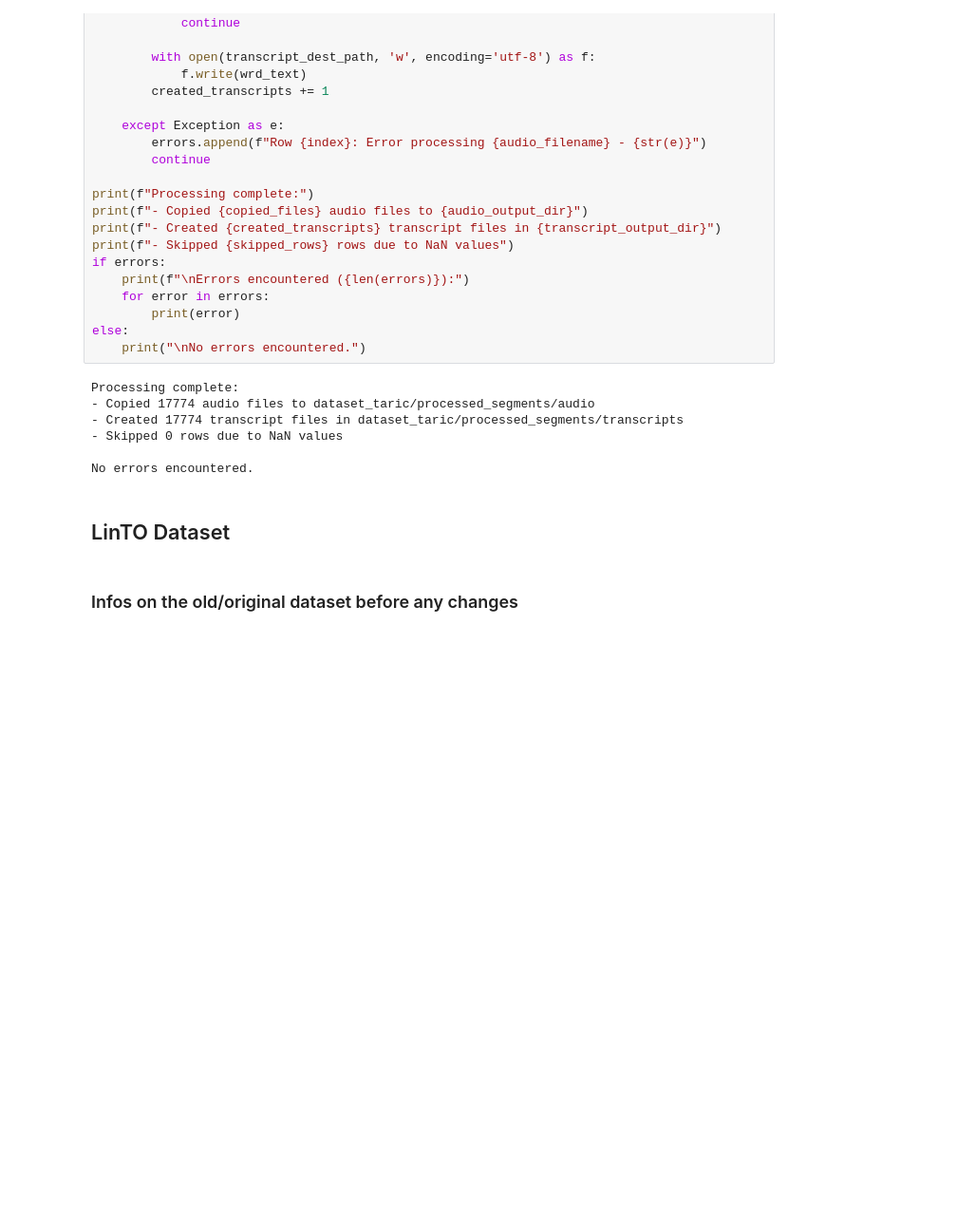
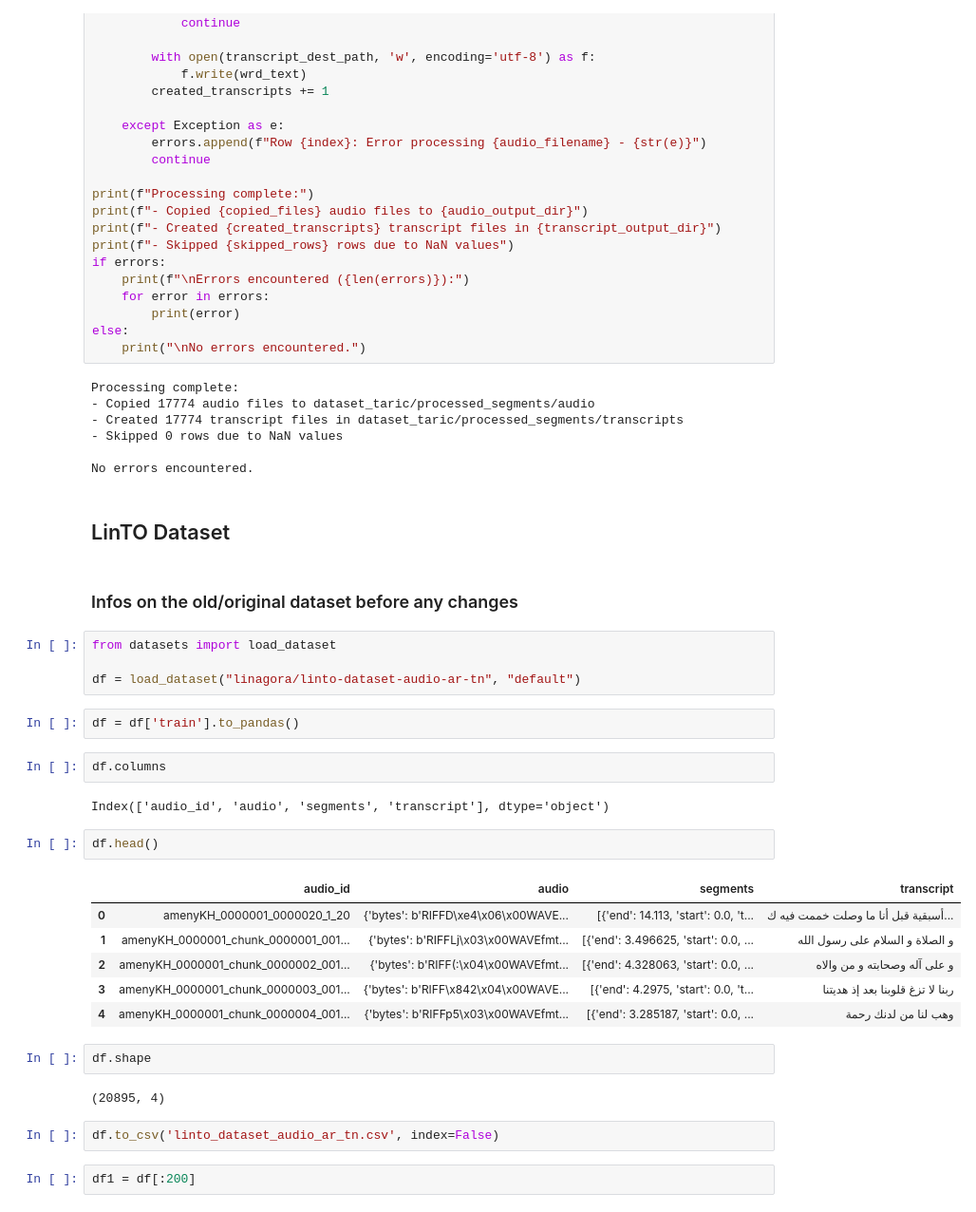
Before and after one commit to cyrineanene/ASR-on-Tunisian-Dialect, a Jupyter notebook: EDA.ipynb, the cells around one changed output. Shown at 95% size. Drawn from its saved outputs; the diff is of its cells as text; blank space fills up the shorter version.

Commit message:
general infos on linto

```diff
--- a/EDA.ipynb
+++ b/EDA.ipynb
@@ -2916,3 +2916,30 @@ No errors encountered.
 ## LinTO Dataset
 # %% [markdown]
 ### Infos on the old/original dataset before any changes
+# %%
+from datasets import load_dataset
+
+df = load_dataset("linagora/linto-dataset-audio-ar-tn", "default")
+# %%
+df = df['train'].to_pandas()
+# %%
+df.columns
+# %% [output]
+Index(['audio_id', 'audio', 'segments', 'transcript'], dtype='object')
+# %%
+df.head()
+# %% [output]
+|  | audio_id | audio | segments | transcript |
+| 0 | amenyKH_0000001_0000020_1_20 | {'bytes': b'RIFFD\xe4\x06\x00WAVE... | [{'end': 14.113, 'start': 0.0, 't... | أسبقية قبل أنا ما وصلت خممت فيه ك... |
+| 1 | amenyKH_0000001_chunk_0000001_001... | {'bytes': b'RIFFLj\x03\x00WAVEfmt... | [{'end': 3.496625, 'start': 0.0, ... | و الصلاة و السلام على رسول الله |
+| 2 | amenyKH_0000001_chunk_0000002_001... | {'bytes': b'RIFF(:\x04\x00WAVEfmt... | [{'end': 4.328063, 'start': 0.0, ... | و على آله وصحابته و من والاه |
+| 3 | amenyKH_0000001_chunk_0000003_001... | {'bytes': b'RIFF\x842\x04\x00WAVE... | [{'end': 4.2975, 'start': 0.0, 't... | ربنا لا تزغ قلوبنا بعد إذ هديتنا |
+| 4 | amenyKH_0000001_chunk_0000004_001... | {'bytes': b'RIFFp5\x03\x00WAVEfmt... | [{'end': 3.285187, 'start': 0.0, ... | وهب لنا من لدنك رحمة |
+# %%
+df.shape
+# %% [output]
+(20895, 4)
+# %%
+df.to_csv('linto_dataset_audio_ar_tn.csv', index=False)
+# %%
+df1 = df[:200]
```
Also changed, not shown: parts of 7 cells of this notebook.
